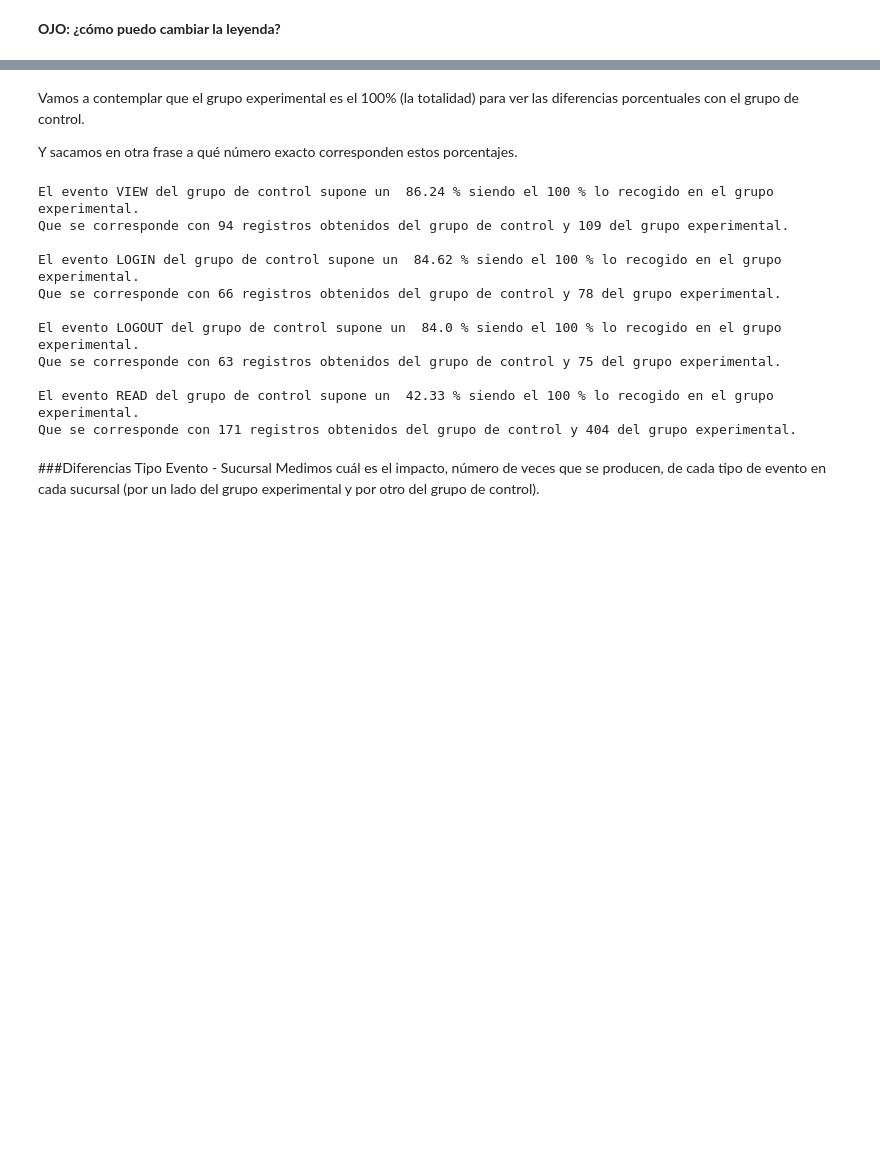
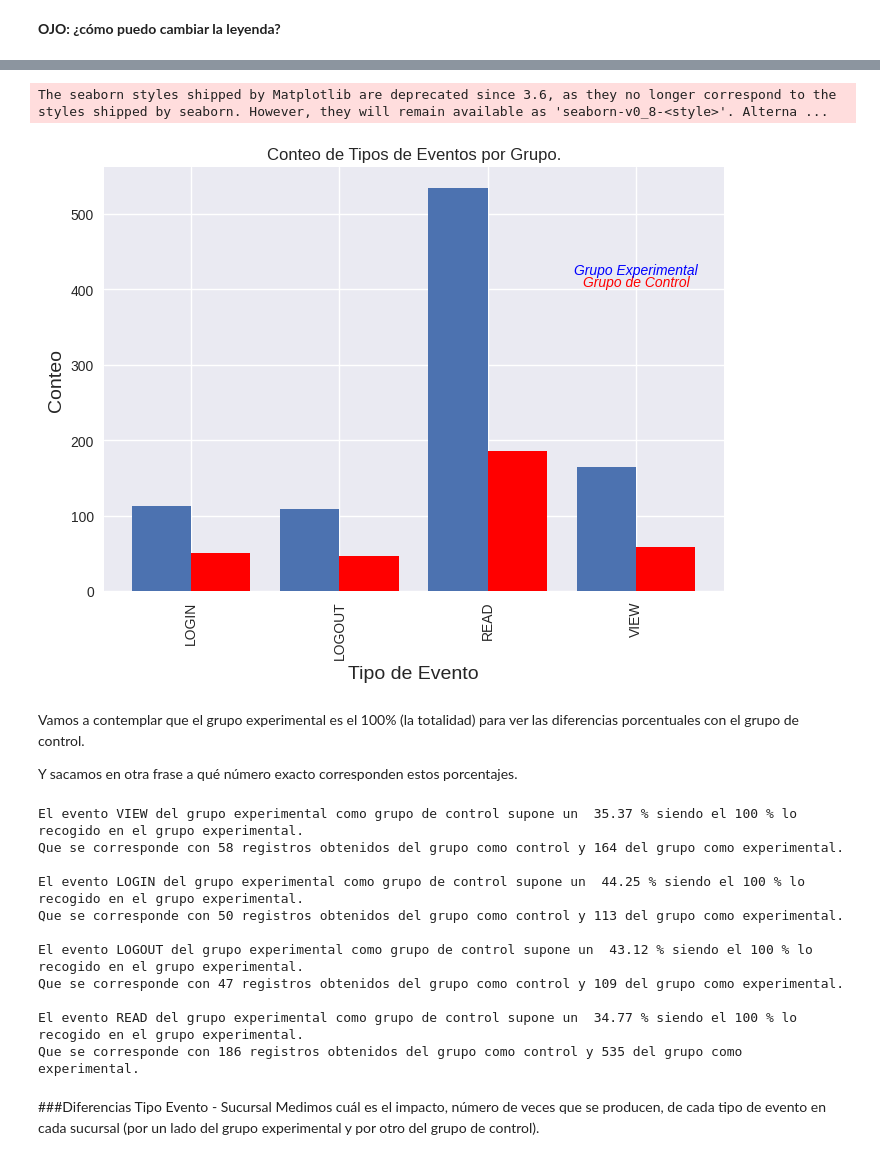
Before and after one commit to Ana-AlonsoCanizares/AA_GRUPO3, a Jupyter notebook: PruebaControl_OCASO.ipynb, the cells around one changed output, grey strips where cells are left out. Cells and saved outputs as stored; diff of their text form; code cells hidden in the pictures; blank space fills up the shorter version.

```diff
--- a/PruebaControl_OCASO.ipynb
+++ b/PruebaControl_OCASO.ipynb
@@ -69,5 +96,7 @@ bajas = clean_df(bajas)
 # %%
 gr_exp = pd.concat([for_gr_exp, est_gr_exp], ignore_index=True)
+# %%
+Gr1_2 = agentes_inicio[agentes_inicio['COD. CALLIDUS/SOLNET'].isin(gr_exp['NAME'])]
 # %%
 Gr1 = agentes_inicio[agentes_inicio['COD. CALLIDUS/SOLNET'].isin(gr_exp['NAME'])]
 # %% [markdown]
@@ -77,6 +106,8 @@ Los mezclo para quedarme con todas las columnas y poder hablar de sucursales y o
 # %%
 accesos_gr_exp = pd.merge(accesos_usuarios_df, Gr1, how = 'inner', left_on = 'USERID', right_on = 'LDAP')
 accesos_gr_ctrl = pd.merge(accesos_usuarios_df, Gr2, how = 'inner', left_on = 'USERID', right_on = 'LDAP')
+
+accesos_gr_ctrl1_2 = pd.merge(aud_gr1_2, Gr1_2, how = 'inner', left_on = 'USERID', right_on = 'LDAP')
 # %% [markdown]
 ##Distintas formas de medición
 ###Diferencia por Tipos de evento
@@ -85,6 +116,8 @@ Vemas cuáles son las diferencias entre los diferentes tipos de evento (LOGIN, L
 # %%
 dif_eventos_exp = accesos_gr_exp.groupby(by=['TIPO EVENTO'], as_index=False).count()
 dif_eventos_ctrl = accesos_gr_ctrl.groupby(by=['TIPO EVENTO'], as_index=False).count()
+
+dif_eventos_ctrl1_2 = accesos_gr_ctrl1_2.groupby(by=['TIPO EVENTO'], as_index=False).count()
 # %% [markdown]
 **OJO: ¿cómo puedo cambiar la leyenda?**
 # %%
@@ -116,24 +166,51 @@ The seaborn styles shipped by Matplotlib are deprecated since 3.6, as they no lo
+# %%
+plt.style.use('seaborn')
+ax = dif_eventos_exp['USERID'].plot(kind="bar", width=-0.4, rot=0, stacked=True, align='edge')
+dif_eventos_ctrl1_2['USERID'].plot(ax=ax, width=0.4, kind="bar",align='edge', color="red")
+ax.set_xticklabels(dif_eventos_exp['TIPO EVENTO'])
+ax.set_ylabel('Conteo', fontsize = 14)
+ax.set_xlabel('Tipo de Evento', fontsize = 14)
+# ax.legend(title='DataFrame')
+ax.set_title('Conteo de Tipos de Eventos por Grupo.')
+ax.text(3, 410, "Grupo de Control",
+       fontsize = 10,          # Tamaño
+       fontstyle = "oblique",  # Estilo
+       color = "red",          # Color
+       ha = "center", # Alineación horizontal
+       va = "center") # Alineación vertical
+ax.text(3, 425, "Grupo Experimental",
+       fontsize = 10,          # Tamaño
+       fontstyle = "oblique",  # Estilo
+       color = "blue",          # Color
+       ha = "center", # Alineación horizontal
+       va = "center") # Alineación vertical
+plt.autoscale(enable=True, axis='x')
+plt.show()
+# %% [output]
+The seaborn styles shipped by Matplotlib are deprecated since 3.6, as they no longer correspond to the styles shipped by seaborn. However, they will remain available as 'seaborn-v0_8-<style>'. Alterna ...
+[figure, added]
 # %% [markdown]
 Vamos a contemplar que el grupo experimental es el 100% (la totalidad) para ver las diferencias porcentuales con el grupo de control.
 
 Y sacamos en otra frase a qué número exacto corresponden estos porcentajes.
 # %%
+# Grupo exp como ctrl_2
 for i in range(len(dif_eventos_exp)):
-  porcentaje = round((dif_eventos_ctrl['USERID'].iloc[i-1]*100)/dif_eventos_exp['USERID'].iloc[i-1],2)
-  print('El evento', dif_eventos_exp['TIPO EVENTO'].iloc[i-1], 'del grupo de control supone un ', porcentaje, '% siendo el 100 % lo recogido en el grupo experimental.')
-  print('Que se corresponde con', dif_eventos_ctrl['USERID'].iloc[i-1],'registros obtenidos del grupo de control y', dif_eventos_exp['USERID'].iloc[i-1], 'del grupo experimental.\n')
+  porcentaje = round((dif_eventos_ctrl1_2['USERID'].iloc[i-1]*100)/dif_eventos_exp['USERID'].iloc[i-1],2)
+  print('El evento', dif_eventos_exp['TIPO EVENTO'].iloc[i-1], 'del grupo experimental como grupo de control supone un ', porcentaje, '% siendo el 100 % lo recogido en el grupo experimental.')
+  print('Que se corresponde con', dif_eventos_ctrl1_2['USERID'].iloc[i-1],'registros obtenidos del grupo como control y', dif_eventos_exp['USERID'].iloc[i-1], 'del grupo como experimental.\n')
 # %% [output]
-El evento VIEW del grupo de control supone un  86.24 % siendo el 100 % lo recogido en el grupo experimental.
-Que se corresponde con 94 registros obtenidos del grupo de control y 109 del grupo experimental.
+El evento VIEW del grupo experimental como grupo de control supone un  35.37 % siendo el 100 % lo recogido en el grupo experimental.
+Que se corresponde con 58 registros obtenidos del grupo como control y 164 del grupo como experimental.
 
-El evento LOGIN del grupo de control supone un  84.62 % siendo el 100 % lo recogido en el grupo experimental.
-Que se corresponde con 66 registros obtenidos del grupo de control y 78 del grupo experimental.
+El evento LOGIN del grupo experimental como grupo de control supone un  44.25 % siendo el 100 % lo recogido en el grupo experimental.
+Que se corresponde con 50 registros obtenidos del grupo como control y 113 del grupo como experimental.
 
-El evento LOGOUT del grupo de control supone un  84.0 % siendo el 100 % lo recogido en el grupo experimental.
-Que se corresponde con 63 registros obtenidos del grupo de control y 75 del grupo experimental.
+El evento LOGOUT del grupo experimental como grupo de control supone un  43.12 % siendo el 100 % lo recogido en el grupo experimental.
+Que se corresponde con 47 registros obtenidos del grupo como control y 109 del grupo como experimental.
 
-El evento READ del grupo de control supone un  42.33 % siendo el 100 % lo recogido en el grupo experimental.
-Que se corresponde con 171 registros obtenidos del grupo de control y 404 del grupo experimental.
+El evento READ del grupo experimental como grupo de control supone un  34.77 % siendo el 100 % lo recogido en el grupo experimental.
+Que se corresponde con 186 registros obtenidos del grupo como control y 535 del grupo como experimental.
 # %% [markdown]
 ###Diferencias Tipo Evento - Sucursal
 Medimos cuál es el impacto, número de veces que se producen, de cada tipo de evento en cada sucursal (por un lado del grupo experimental y por otro del grupo de control).
```
Also changed, not shown: parts of 31 cells of this notebook.
